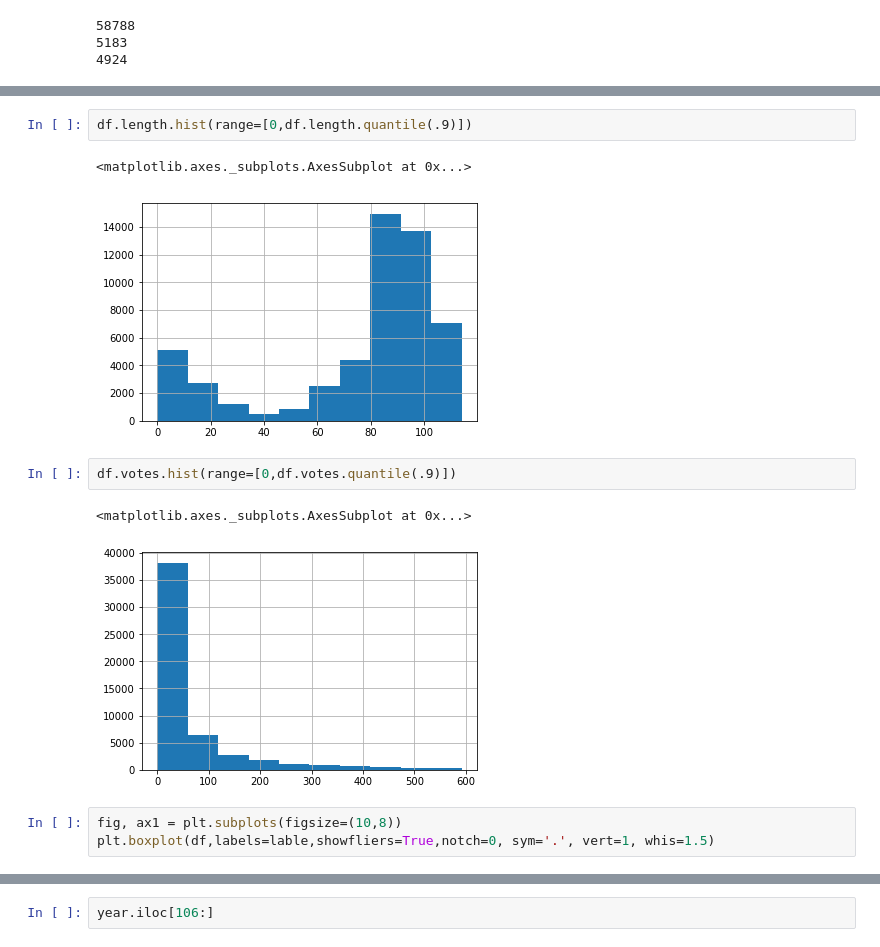
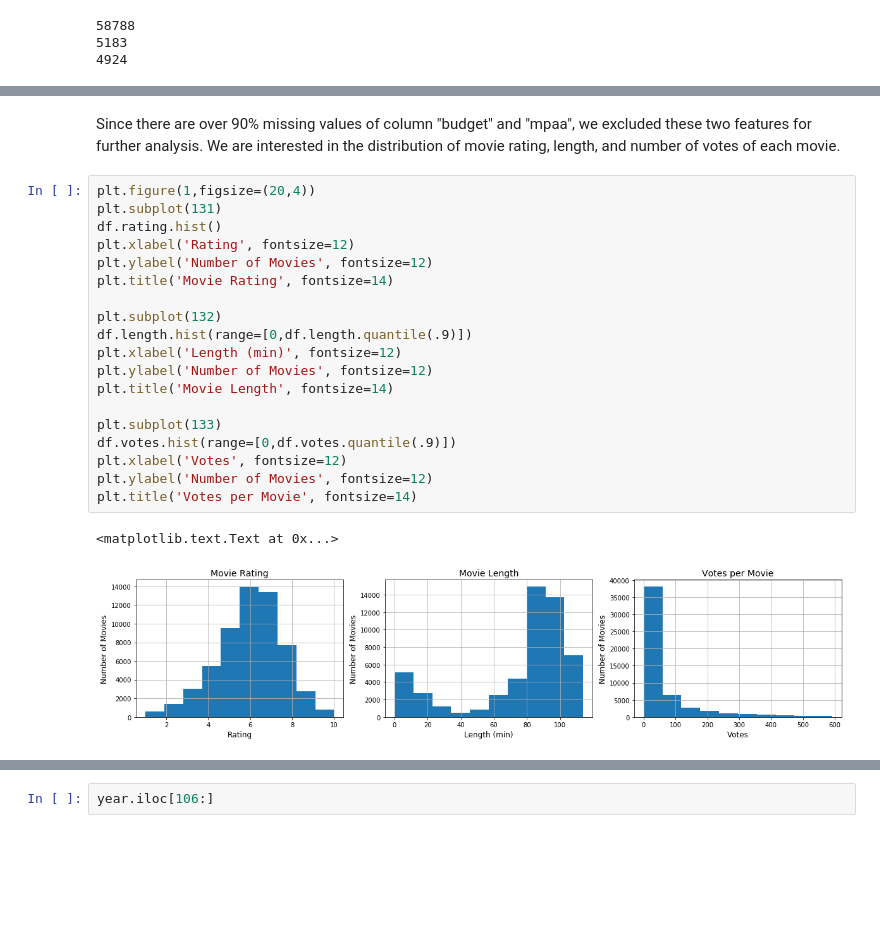
Before and after one commit to wzding/Machine_Learning_Nanodegree, a Jupyter notebook: movie.ipynb, the cells around one changed output, grey strips where cells are left out. Saved outputs shown, nothing was run; the diff lists cells and outputs as text; blank space fills up the shorter version.

```diff
--- a/movie.ipynb
+++ b/movie.ipynb
@@ -43,13 +47,24 @@ df.rating.hist()
-# %%
-df.length.hist(range=[0,df.length.quantile(.9)])
-# %% [output]
-<matplotlib.axes._subplots.AxesSubplot at 0x...>
-[figure, removed]
-# %%
-df.votes.hist(range=[0,df.votes.quantile(.9)])
-# %% [output]
-<matplotlib.axes._subplots.AxesSubplot at 0x...>
-[figure, removed]
-# %%
-fig, ax1 = plt.subplots(figsize=(10,8))
-plt.boxplot(df,labels=lable,showfliers=True,notch=0, sym='.', vert=1, whis=1.5)
+# %% [markdown]
+Since there are over 90% missing values of column "budget" and "mpaa", we excluded these two features for further analysis. We are interested in the distribution of movie rating, length, and number of votes of each movie.
+# %%
+plt.figure(1,figsize=(20,4))
+plt.subplot(131)
+df.rating.hist()
+plt.xlabel('Rating', fontsize=12)
+plt.ylabel('Number of Movies', fontsize=12)
+plt.title('Movie Rating', fontsize=14)
+
+plt.subplot(132)
+df.length.hist(range=[0,df.length.quantile(.9)])
+plt.xlabel('Length (min)', fontsize=12)
+plt.ylabel('Number of Movies', fontsize=12)
+plt.title('Movie Length', fontsize=14)
+
+plt.subplot(133)
+df.votes.hist(range=[0,df.votes.quantile(.9)])
+plt.xlabel('Votes', fontsize=12)
+plt.ylabel('Number of Movies', fontsize=12)
+plt.title('Votes per Movie', fontsize=14)
+# %% [output]
+<matplotlib.text.Text at 0x...>
+[figure, added]
```
Also changed, not shown: parts of 48 cells of this notebook.
